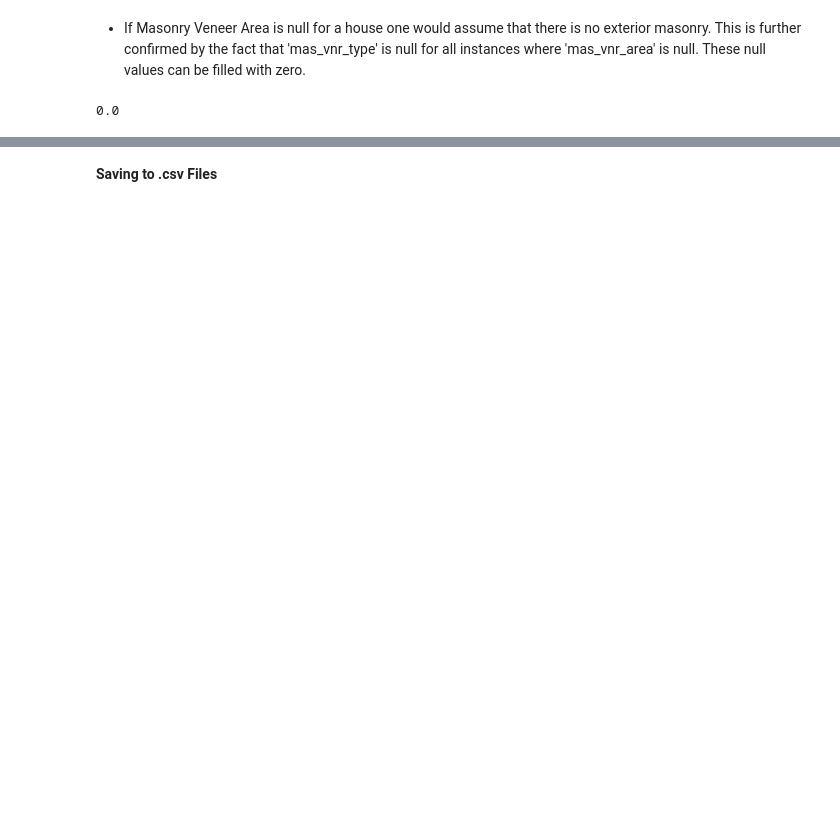
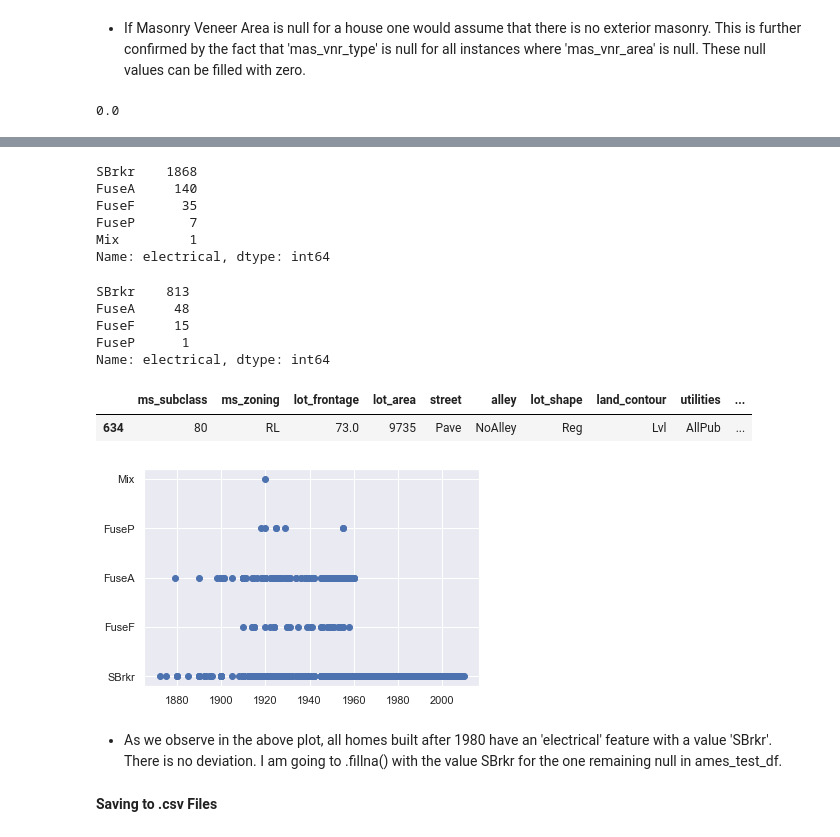
Before and after one commit to maryschindler/project_ames_kaggle_challenge, a Jupyter notebook: 2.0/notebooks/02_Preprocessing_and_FeatSel.ipynb, the cells around one changed output, grey strips where cells are left out. Saved outputs shown, nothing was run; the diff lists cells and outputs as text; code cells hidden in the pictures; blank space fills up the shorter version.

```diff
--- a/2.0/notebooks/02_Preprocessing_and_FeatSel.ipynb
+++ b/2.0/notebooks/02_Preprocessing_and_FeatSel.ipynb
@@ -345,0 +374,6 @@ TypeError: value_counts() got an unexpected keyword argument 'drop_na'
+# %%
+#filling 'bsmt_half_bath' null values with 0s.
+ames_df['bsmt_half_bath'].fillna(0, inplace = True)
+
+#repeating for the testing data:
+ames_test_df['bsmt_half_bath'].fillna(0, inplace = True)
@@ -345,0 +409,5 @@ TypeError: value_counts() got an unexpected keyword argument 'drop_na'
+# %%
+ames_df['bsmtfin_sf_2'].fillna(0, inplace = True)
+
+#repeating for the testing data:
+ames_test_df['bsmtfin_sf_2'].fillna(0, inplace = True)
@@ -345,0 +459,26 @@ TypeError: value_counts() got an unexpected keyword argument 'drop_na'
+# %%
+ames_df['electrical'].value_counts()
+# %% [output]
+SBrkr    1868
+FuseA     140
+FuseF      35
+FuseP       7
+Mix         1
+Name: electrical, dtype: int64
+# %%
+ames_test_df['electrical'].value_counts()
+# %% [output]
+SBrkr    813
+FuseA     48
+FuseF     15
+FuseP      1
+Name: electrical, dtype: int64
+# %%
+ames_test_df[ames_test_df['electrical'].isna()]
+# %% [output]
+|  | ms_subclass | ms_zoning | lot_frontage | lot_area | street | alley | lot_shape | land_contour | utilities | ... |
+| 634 | 80 | RL | 73.0 | 9735 | Pave | NoAlley | Reg | Lvl | AllPub | ... |
+# %%
+plt.scatter(x = 'year_built', y = 'electrical', data = ames_df);
+# %% [output]
+[figure, added]
@@ -346,3 +487,5 @@ TypeError: value_counts() got an unexpected keyword argument 'drop_na'
+# %% [markdown]
+- As we observe in the above plot, all homes built after 1980 have an 'electrical' feature with a value 'SBrkr'. There is no deviation. I am going to .fillna() with the value SBrkr for the one remaining null in ames_test_df.
 # %% [markdown]
 **Saving to .csv Files**
 # %%
```
Also changed, not shown: parts of 88 cells of this notebook, 8 other files.
